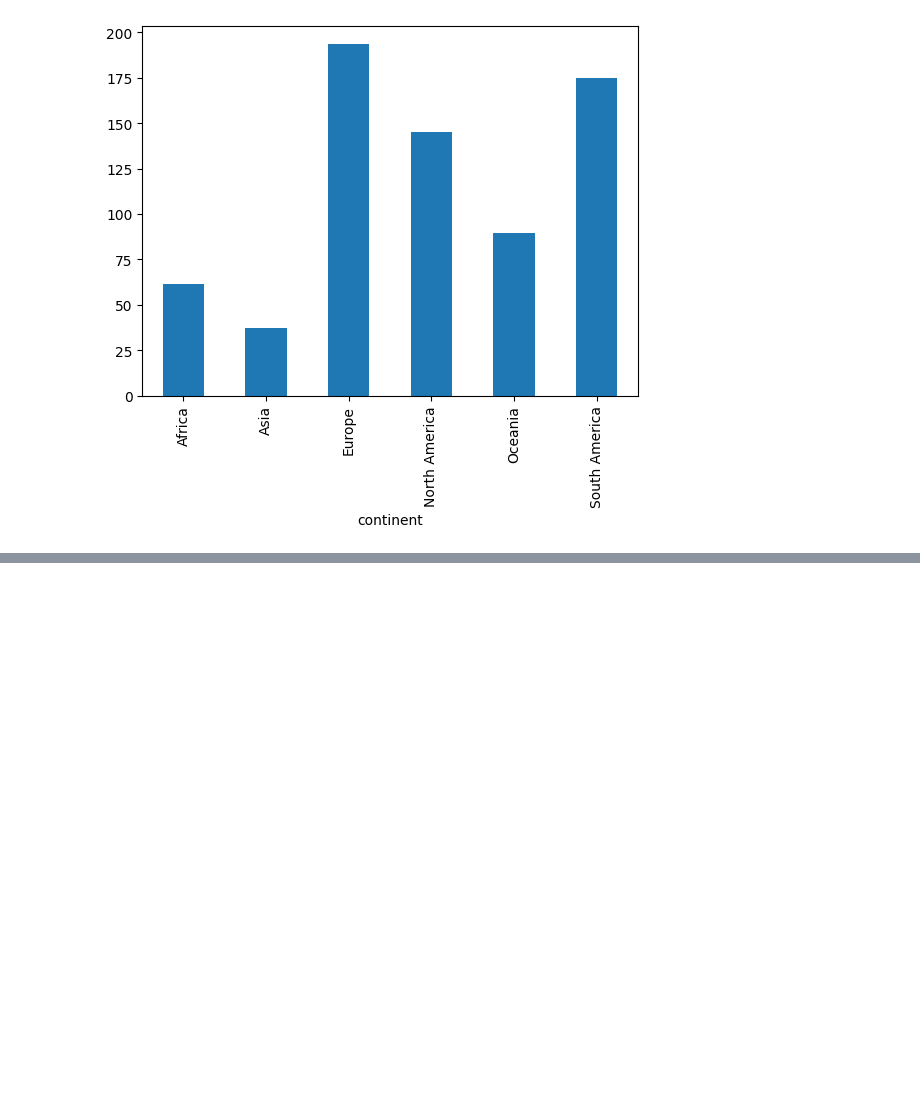
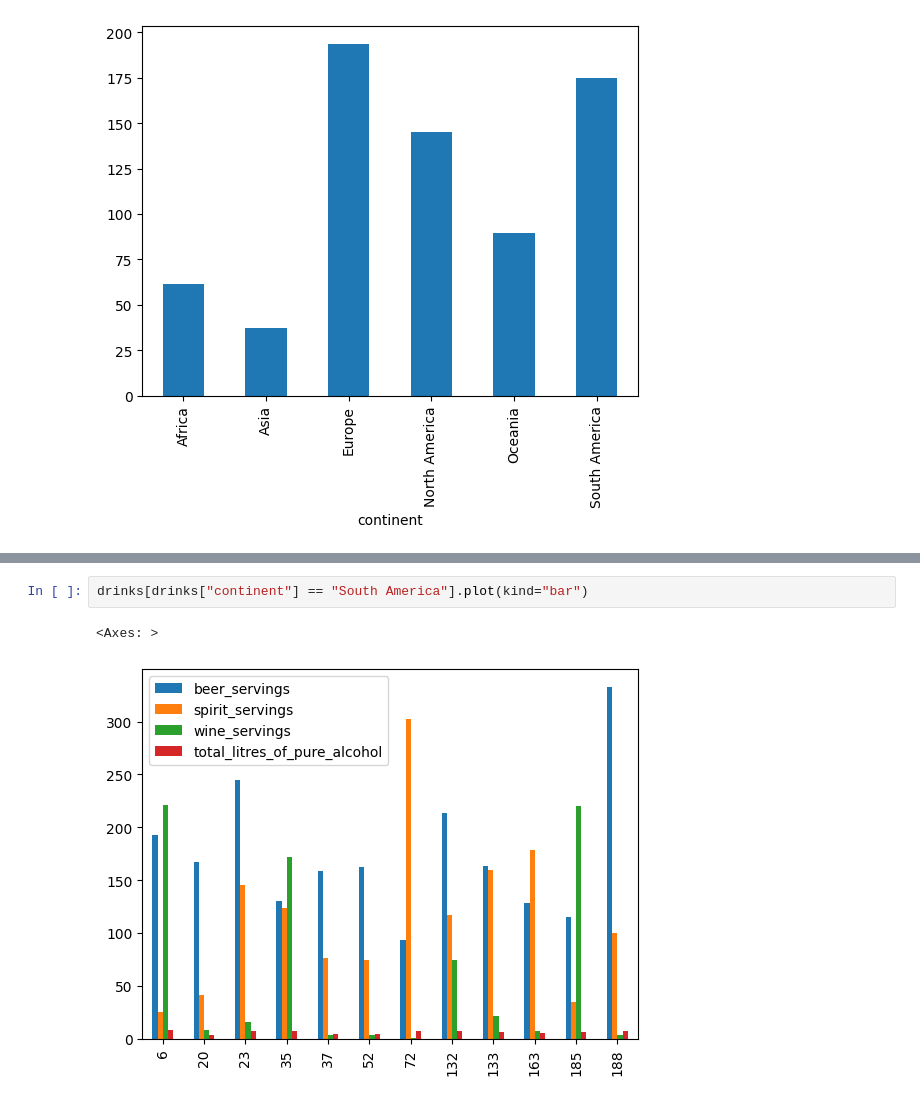
Before and after one commit to inancarin/DSA201_2024_2025_SPRING, a Jupyter notebook: Week04/Lecture/pandas1.ipynb, the cells around one changed output, grey strips where cells are left out. Drawn from its saved outputs; the diff is of its cells as text; blank space fills up the shorter version.

```diff
--- a/Week04/Lecture/pandas1.ipynb
+++ b/Week04/Lecture/pandas1.ipynb
@@ -919,0 +1007,5 @@ drinks.groupby("continent")["beer_servings"].mean().plot(kind="bar")
+# %%
+drinks[drinks["continent"] == "South America"].plot(kind="bar")
+# %% [output]
+<Axes: >
+[figure, added]
```
Also changed, not shown: parts of 19 cells of this notebook.
